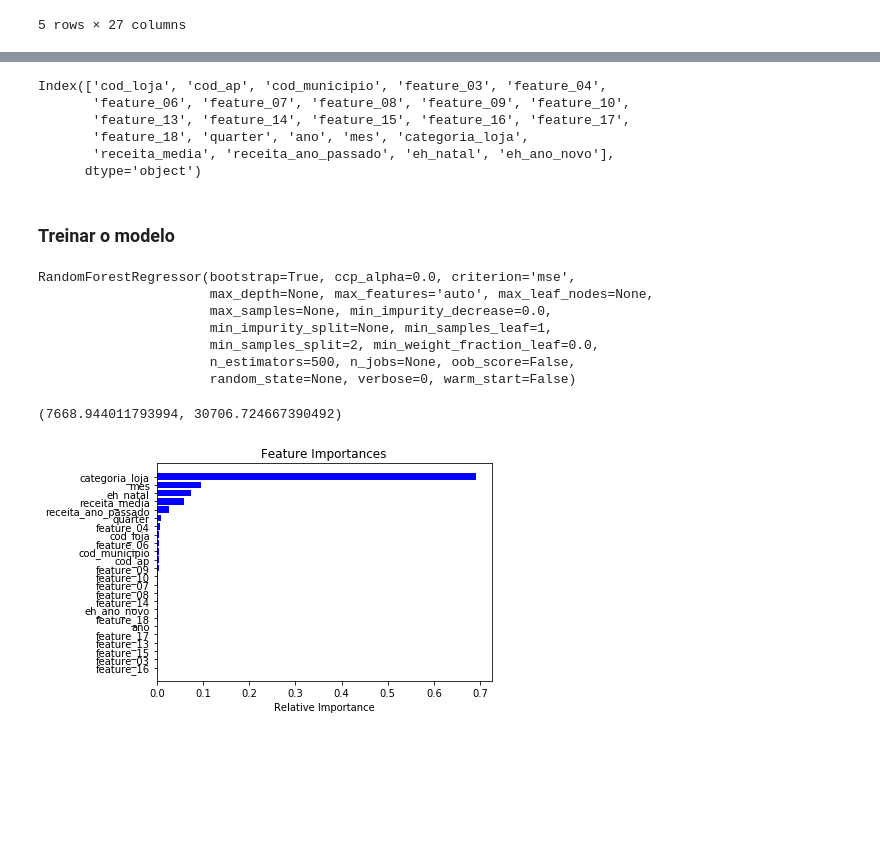
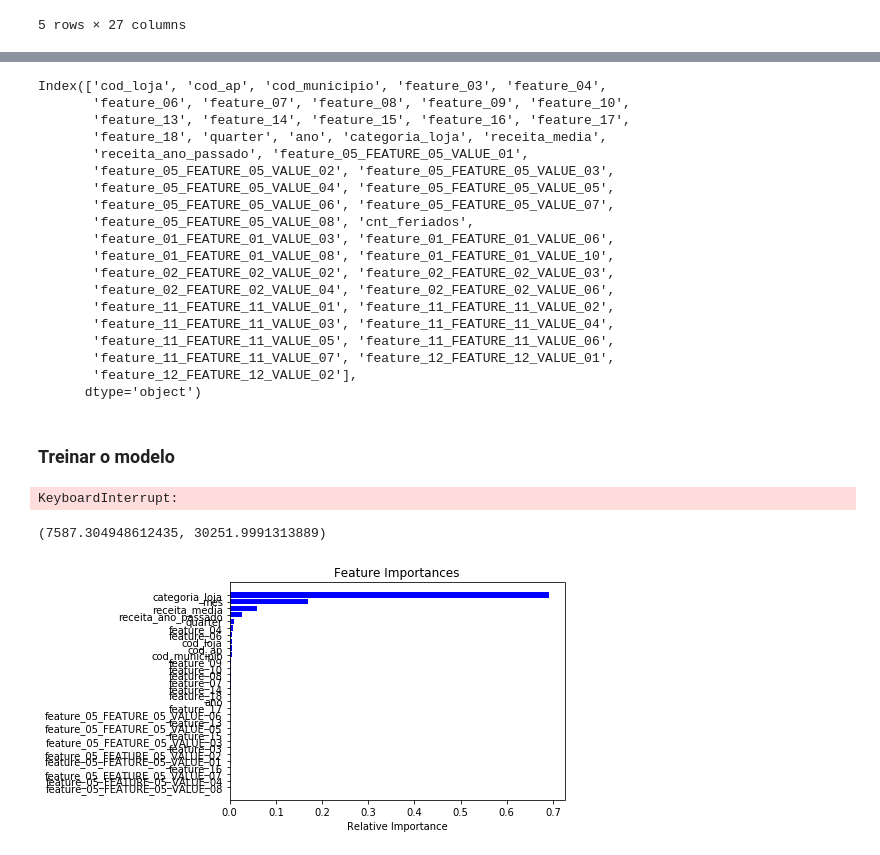
Before and after one commit to BeeData-USP/usp-vs-ufmg, a Jupyter notebook: zurita/randomForest.ipynb, the cells around one changed output, grey strips where cells are left out. Saved outputs shown, nothing was run; the diff lists cells and outputs as text; code cells hidden in the pictures; blank space fills up the shorter version.

```diff
--- a/zurita/randomForest.ipynb
+++ b/zurita/randomForest.ipynb
@@ -175,10 +255,10 @@ df = df.merge(receita_ultimo_ano_df, left_index=True, right_index=True)
 # %%
-str_cols = list()
-for col in df.columns.values.tolist():
-    if df[col].dtype == object:
-        str_cols.append(col)
+# str_cols = list()
+# for col in df.columns.values.tolist():
+#     if df[col].dtype == object:
+#         str_cols.append(col)
 
-str_cols
-##df = pd.get_dummies(df, columns=str_cols)
-##df.info()
+# str_cols
+dummies_df = pd.get_dummies(df, columns=["feature_05", "feature_01", "feature_02", "feature_11", "feature_12"])
+dummies_df.info()
 # %% [output]
@@ -186,12 +282,8 @@ str_cols
 # %%
-train_df = df[~df["datetime"].isin([date(2017,10,1), date(2017,11,1), date(2017,12,1)])]
-test_df = df[df["datetime"].isin([date(2017,10,1), date(2017,11,1), date(2017,12,1)])]
+train_df = dummies_df[~dummies_df["datetime"].isin([date(2017,10,1), date(2017,11,1), date(2017,12,1)])]
+test_df =  dummies_df[dummies_df["datetime"].isin([date(2017,10,1), date(2017,11,1), date(2017,12,1)])]
 # %%
-str_cols = list()
-for col in df.columns.values.tolist():
-    if df[col].dtype == object:
-        str_cols.append(col)
-
+str_cols = []
 str_cols.append("datetime")
 str_cols.append("receita")
 str_cols.append("receita_trim1")
@@ -218,38 +323,46 @@ X_train.columns
 Index(['cod_loja', 'cod_ap', 'cod_municipio', 'feature_03', 'feature_04',
        'feature_06', 'feature_07', 'feature_08', 'feature_09', 'feature_10',
        'feature_13', 'feature_14', 'feature_15', 'feature_16', 'feature_17',
-       'feature_18', 'quarter', 'ano', 'mes', 'categoria_loja',
-       'receita_media', 'receita_ano_passado', 'eh_natal', 'eh_ano_novo'],
+       'feature_18', 'quarter', 'ano', 'categoria_loja', 'receita_media',
+       'receita_ano_passado', 'feature_05_FEATURE_05_VALUE_01',
+       'feature_05_FEATURE_05_VALUE_02', 'feature_05_FEATURE_05_VALUE_03',
+       'feature_05_FEATURE_05_VALUE_04', 'feature_05_FEATURE_05_VALUE_05',
+       'feature_05_FEATURE_05_VALUE_06', 'feature_05_FEATURE_05_VALUE_07',
+       'feature_05_FEATURE_05_VALUE_08', 'cnt_feriados',
+       'feature_01_FEATURE_01_VALUE_03', 'feature_01_FEATURE_01_VALUE_06',
+       'feature_01_FEATURE_01_VALUE_08', 'feature_01_FEATURE_01_VALUE_10',
+       'feature_02_FEATURE_02_VALUE_02', 'feature_02_FEATURE_02_VALUE_03',
+       'feature_02_FEATURE_02_VALUE_04', 'feature_02_FEATURE_02_VALUE_06',
+       'feature_11_FEATURE_11_VALUE_01', 'feature_11_FEATURE_11_VALUE_02',
+       'feature_11_FEATURE_11_VALUE_03', 'feature_11_FEATURE_11_VALUE_04',
+       'feature_11_FEATURE_11_VALUE_05', 'feature_11_FEATURE_11_VALUE_06',
+       'feature_11_FEATURE_11_VALUE_07', 'feature_12_FEATURE_12_VALUE_01',
+       'feature_12_FEATURE_12_VALUE_02'],
       dtype='object')
 # %% [markdown]
 ### Treinar o modelo
 # %%
-rf = RandomForestRegressor(n_estimators=500)
+rf = RandomForestRegressor(n_estimators=500, n_jobs=8, verbose=2)
 rf.fit(X_train, y_train)
 # %% [output]
-RandomForestRegressor(bootstrap=True, ccp_alpha=0.0, criterion='mse',
-                      max_depth=None, max_features='auto', max_leaf_nodes=None,
-                      max_samples=None, min_impurity_decrease=0.0,
-                      min_impurity_split=None, min_samples_leaf=1,
-                      min_samples_split=2, min_weight_fraction_leaf=0.0,
-                      n_estimators=500, n_jobs=None, oob_score=False,
-                      random_state=None, verbose=0, warm_start=False)
+KeyboardInterrupt:
 # %%
 y_test_pred = rf.predict(X_test)
 y_train_pred = rf.predict(X_train)
 np.sqrt(mean_squared_error(y_train, y_train_pred)), np.sqrt(mean_squared_error(y_test, y_test_pred))
 # %% [output]
-(7668.944011793994, 30706.724667390492)
+(7587.304948612435, 30251.9991313889)
 # %%
 def print_feature_importances(model, cols):
     features = cols
     importances = model.feature_importances_
     indices = np.argsort(importances)
+    plt.figure(figsize=(16,9))
     plt.title('Feature Importances')
     plt.barh(range(len(indices)), importances[indices], color='b', align='center')
     plt.yticks(range(len(indices)), [features[i] for i in indices])
     plt.xlabel('Relative Importance');
 
 print_feature_importances(rf, X_train.columns)
 # %% [output]
-[figure, old version]
+[figure, new version]
```
Also changed, not shown: parts of 14 cells of this notebook, 7 other files.
